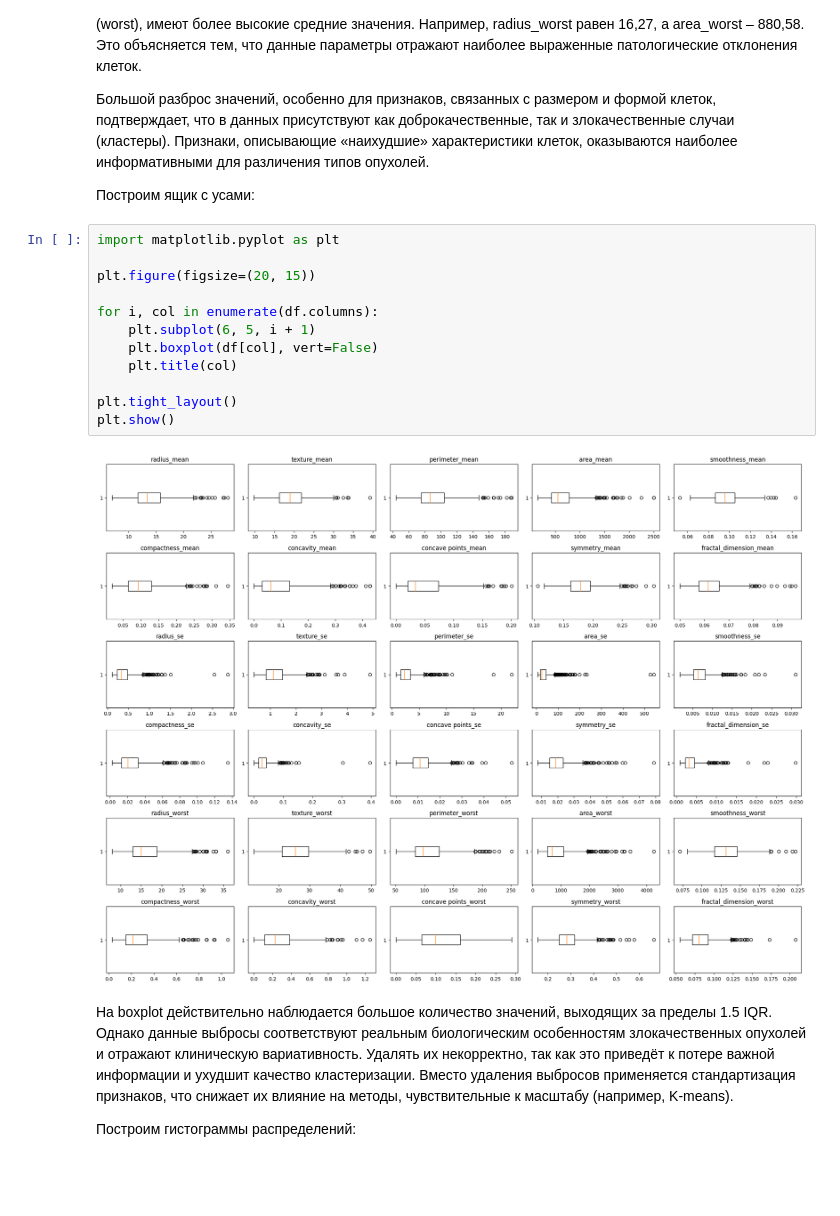
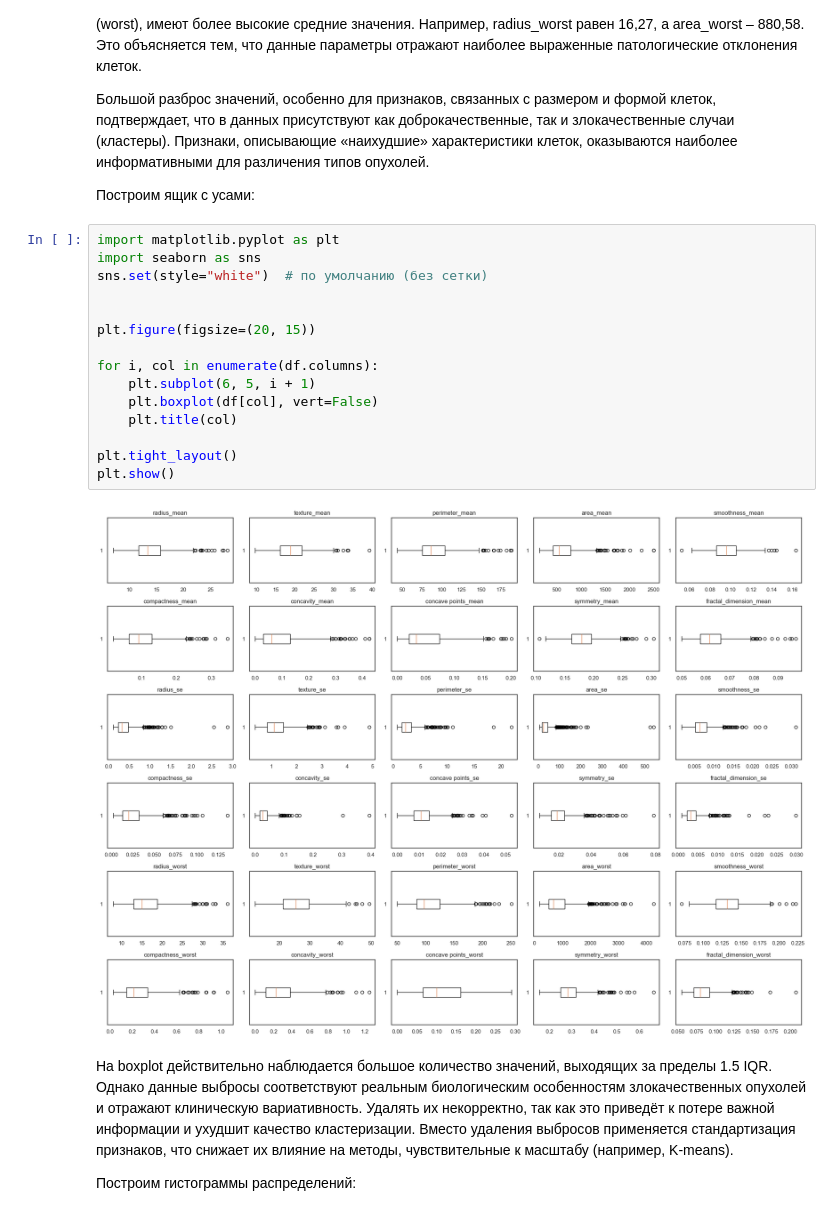
Before and after one commit to alino4ka554/L4_AISystems, a Jupyter notebook: clustering.ipynb, the cells around one changed output. Cells and saved outputs as stored; diff of their text form; blank space fills up the shorter version.

```diff
--- a/clustering.ipynb
+++ b/clustering.ipynb
@@ -103,18 +103,21 @@ df.describe()
 Построим ящик с усами:
 # %%
 import matplotlib.pyplot as plt
+import seaborn as sns
+sns.set(style="white")  # по умолчанию (без сетки)
+
 
 plt.figure(figsize=(20, 15))
 
 for i, col in enumerate(df.columns):
     plt.subplot(6, 5, i + 1)
     plt.boxplot(df[col], vert=False)
     plt.title(col)
 
 plt.tight_layout()
 plt.show()
 # %% [output]
-[figure, old version]
+[figure, new version]
 # %% [markdown]
 На boxplot действительно наблюдается большое количество значений, выходящих за пределы 1.5 IQR. Однако данные выбросы соответствуют реальным биологическим особенностям злокачественных опухолей и отражают клиническую вариативность. Удалять их некорректно, так как это приведёт к потере важной информации и ухудшит качество кластеризации. Вместо удаления выбросов применяется стандартизация признаков, что снижает их влияние на методы, чувствительные к масштабу (например, K-means).
 
```
Also changed, not shown: parts of 17 cells of this notebook, 1 other file.
